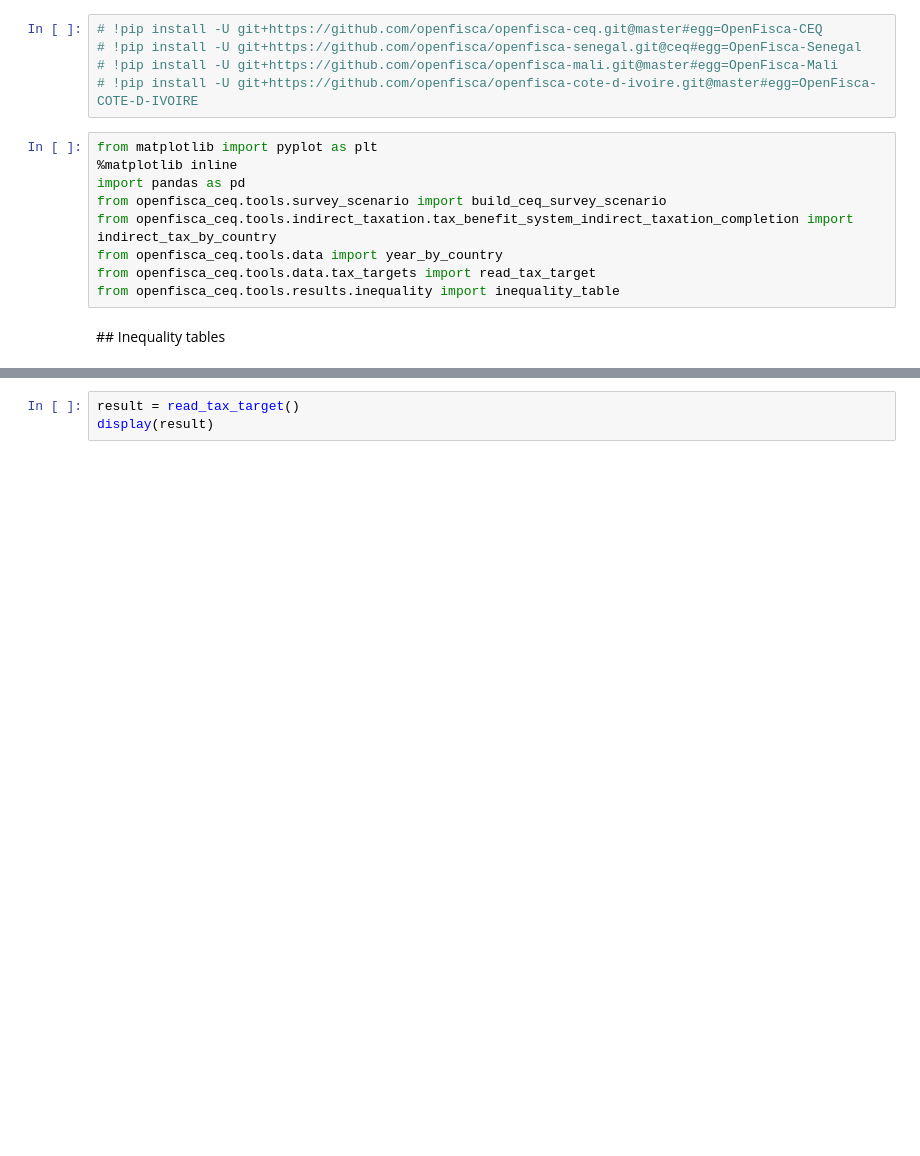
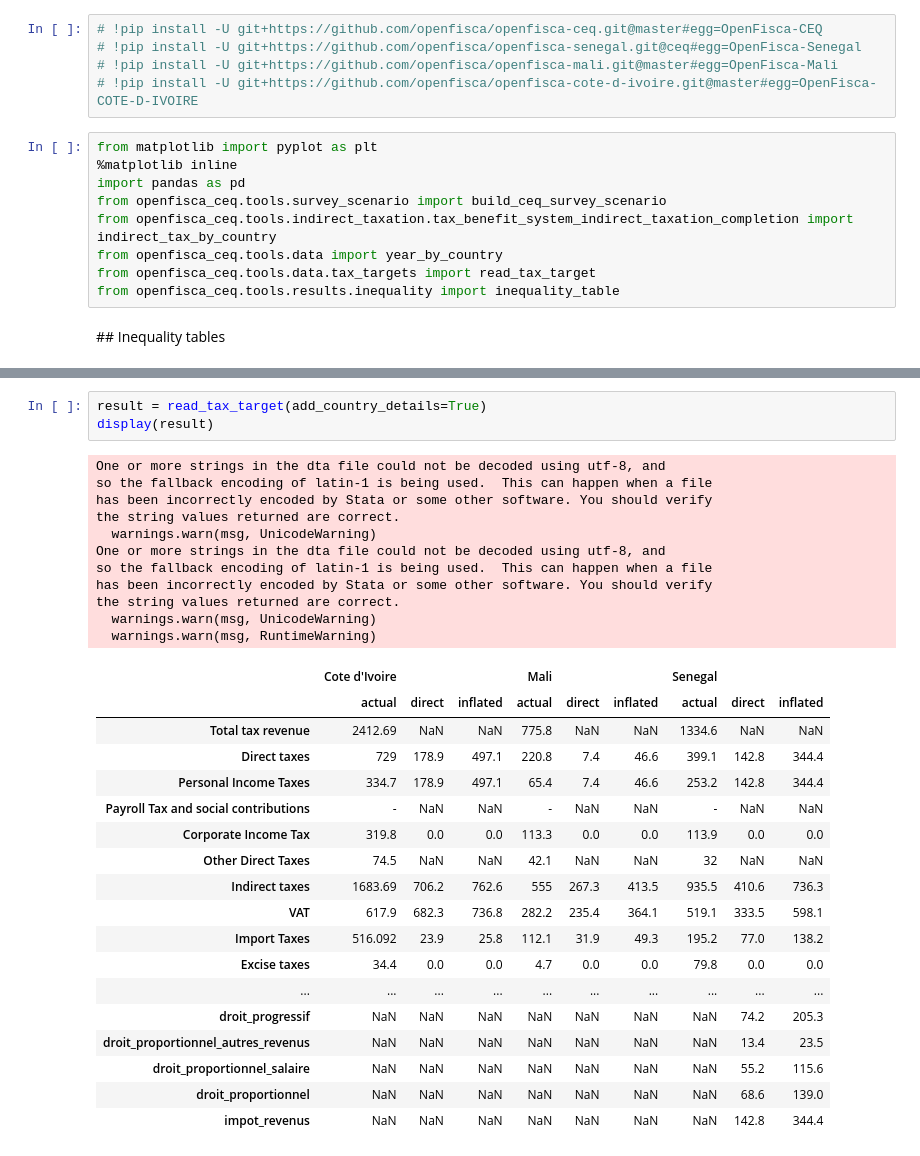
Before and after one commit to openfisca/openfisca-ceq, a Jupyter notebook: notebooks/results.ipynb, the cells around one changed output, grey strips where cells are left out. Drawn from its saved outputs; the diff is of its cells as text; blank space fills up the shorter version.

Commit message:
Improve results

```diff
--- a/notebooks/results.ipynb
+++ b/notebooks/results.ipynb
@@ -25,3 +62,33 @@ for country, year in year_by_country.items():
 # %%
-result = read_tax_target()
+result = read_tax_target(add_country_details=True)
 display(result)
+# %% [output]
+One or more strings in the dta file could not be decoded using utf-8, and
+so the fallback encoding of latin-1 is being used.  This can happen when a file
+has been incorrectly encoded by Stata or some other software. You should verify
+the string values returned are correct.
+  warnings.warn(msg, UnicodeWarning)
+One or more strings in the dta file could not be decoded using utf-8, and
+so the fallback encoding of latin-1 is being used.  This can happen when a file
+has been incorrectly encoded by Stata or some other software. You should verify
+the string values returned are correct.
+  warnings.warn(msg, UnicodeWarning)
+  warnings.warn(msg, RuntimeWarning)
+|  | Cote d'Ivoire |  |  | Mali |  |  | Senegal |  |  |
+|  | actual | direct | inflated | actual | direct | inflated | actual | direct | inflated |
+| Total tax revenue | 2412.69 | NaN | NaN | 775.8 | NaN | NaN | 1334.6 | NaN | NaN |
+| Direct taxes | 729 | 178.9 | 497.1 | 220.8 | 7.4 | 46.6 | 399.1 | 142.8 | 344.4 |
+| Personal Income Taxes | 334.7 | 178.9 | 497.1 | 65.4 | 7.4 | 46.6 | 253.2 | 142.8 | 344.4 |
+| Payroll Tax and social contributions | - | NaN | NaN | - | NaN | NaN | - | NaN | NaN |
+| Corporate Income Tax | 319.8 | 0.0 | 0.0 | 113.3 | 0.0 | 0.0 | 113.9 | 0.0 | 0.0 |
+| Other Direct Taxes | 74.5 | NaN | NaN | 42.1 | NaN | NaN | 32 | NaN | NaN |
+| Indirect taxes | 1683.69 | 706.2 | 762.6 | 555 | 267.3 | 413.5 | 935.5 | 410.6 | 736.3 |
+| VAT | 617.9 | 682.3 | 736.8 | 282.2 | 235.4 | 364.1 | 519.1 | 333.5 | 598.1 |
+| Import Taxes | 516.092 | 23.9 | 25.8 | 112.1 | 31.9 | 49.3 | 195.2 | 77.0 | 138.2 |
+| Excise taxes | 34.4 | 0.0 | 0.0 | 4.7 | 0.0 | 0.0 | 79.8 | 0.0 | 0.0 |
+| ... | ... | ... | ... | ... | ... | ... | ... | ... | ... |
+| droit_progressif | NaN | NaN | NaN | NaN | NaN | NaN | NaN | 74.2 | 205.3 |
+| droit_proportionnel_autres_revenus | NaN | NaN | NaN | NaN | NaN | NaN | NaN | 13.4 | 23.5 |
+| droit_proportionnel_salaire | NaN | NaN | NaN | NaN | NaN | NaN | NaN | 55.2 | 115.6 |
+| droit_proportionnel | NaN | NaN | NaN | NaN | NaN | NaN | NaN | 68.6 | 139.0 |
+| impot_revenus | NaN | NaN | NaN | NaN | NaN | NaN | NaN | 142.8 | 344.4 |
```
Also changed, not shown: parts of 1 cell of this notebook, 1 other file.
